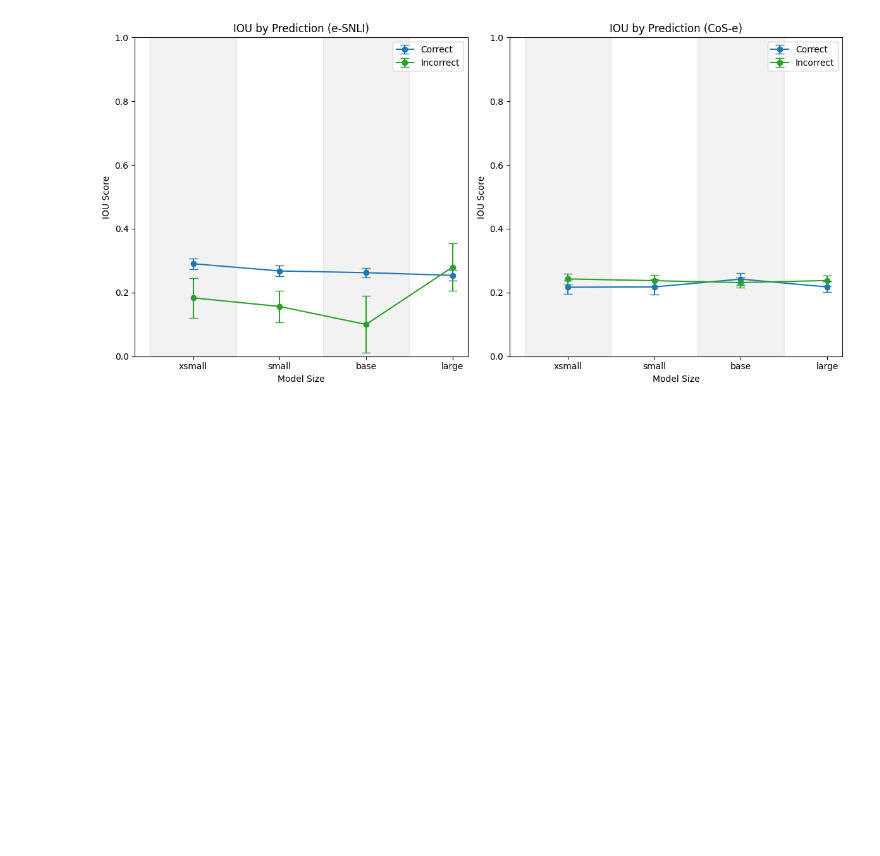
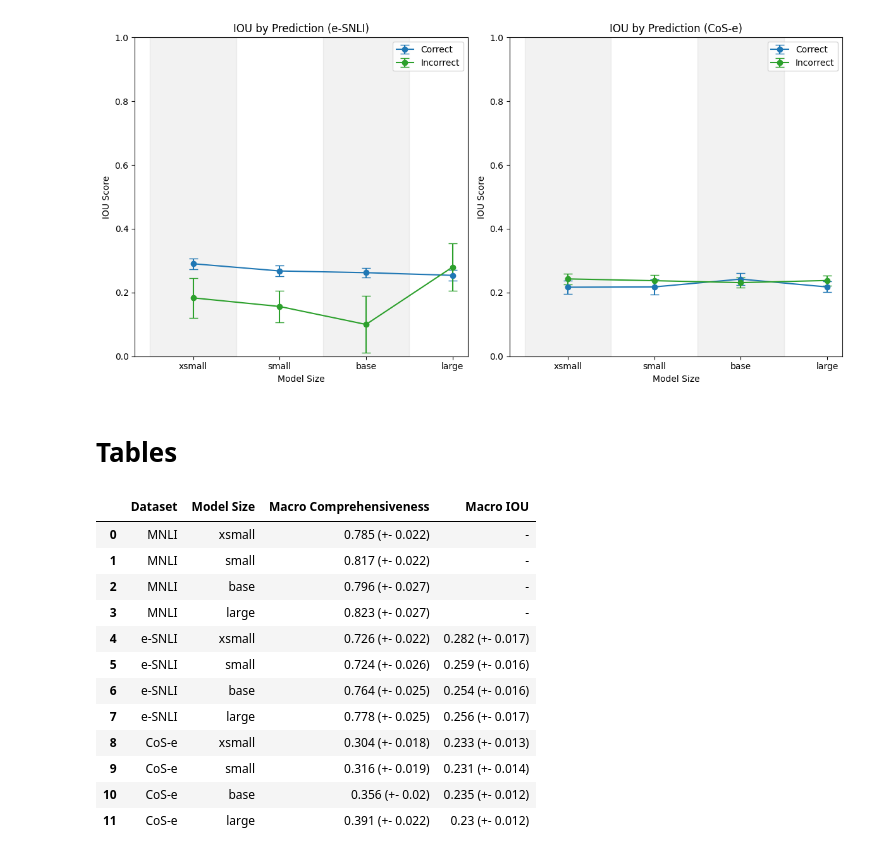
Before and after one commit to henningheyen/Scalability-Of-LLM-Posthoc-Explanations, a Jupyter notebook: plots_tables_results.ipynb, the cells around one changed output. Saved outputs shown, nothing was run; the diff lists cells and outputs as text; code cells hidden in the pictures; blank space fills up the shorter version.

```diff
--- a/plots.ipynb
+++ b/plots_tables_results.ipynb
@@ -290,3 +290,53 @@ plot_iou(by='prediction')
 # %% [output]
 [figure]
 [figure]
+# %% [markdown]
+# Tables
+# %%
+import pandas as pd
+
+# Initialize data list
+data = []
+
+# Loop through datasets and model names to populate the data list
+for dataset, label in zip(DATASETS, DATASET_LABELS):
+    for model_name in MODEL_NAMES:
+        macro_comprehensiveness = round(explainability_results[dataset][model_name]['faithfulness']['macro_comprehensiveness'], 3)
+        sem_comp = round(explainability_results[dataset][model_name]['faithfulness']['sem_comp'], 3)
+
+        macro_sufficiency = round(explainability_results[dataset][model_name]['faithfulness']['macro_sufficiency'], 3)
+
+        if dataset == 'mnli':
+            macro_iou = '-'
+            sem_iou = '-'
+        else:
+            macro_iou = round(explainability_results[dataset][model_name]['plausibility']['macro_iou'], 3)
+            sem_iou = round(explainability_results[dataset][model_name]['plausibility']['sem_iou'], 3)
+
+        # Create strings with macro scores and SEM
+        comp_str = f"{macro_comprehensiveness} (+- {sem_comp})"
+        iou_str = f"{macro_iou} (+- {sem_iou})" if macro_iou != '-' else '-'
+
+        # Append to data list
+        data.append([label, model_name, comp_str, iou_str])
+
+
+# Create DataFrame
+df_explainability_results = pd.DataFrame(data, columns=['Dataset', 'Model Size', 'Macro Comprehensiveness', 'Macro IOU'])
+
+# Display DataFrame
+df_explainability_results.head(50)
+# %% [output]
+|  | Dataset | Model Size | Macro Comprehensiveness | Macro IOU |
+| 0 | MNLI | xsmall | 0.785 (+- 0.022) | - |
+| 1 | MNLI | small | 0.817 (+- 0.022) | - |
+| 2 | MNLI | base | 0.796 (+- 0.027) | - |
+| 3 | MNLI | large | 0.823 (+- 0.027) | - |
+| 4 | e-SNLI | xsmall | 0.726 (+- 0.022) | 0.282 (+- 0.017) |
+| 5 | e-SNLI | small | 0.724 (+- 0.026) | 0.259 (+- 0.016) |
+| 6 | e-SNLI | base | 0.764 (+- 0.025) | 0.254 (+- 0.016) |
+| 7 | e-SNLI | large | 0.778 (+- 0.025) | 0.256 (+- 0.017) |
+| 8 | CoS-e | xsmall | 0.304 (+- 0.018) | 0.233 (+- 0.013) |
+| 9 | CoS-e | small | 0.316 (+- 0.019) | 0.231 (+- 0.014) |
+| 10 | CoS-e | base | 0.356 (+- 0.02) | 0.235 (+- 0.012) |
+| 11 | CoS-e | large | 0.391 (+- 0.022) | 0.23 (+- 0.012) |
```
Also changed, not shown: parts of 15 cells of this notebook, 7 other files.
